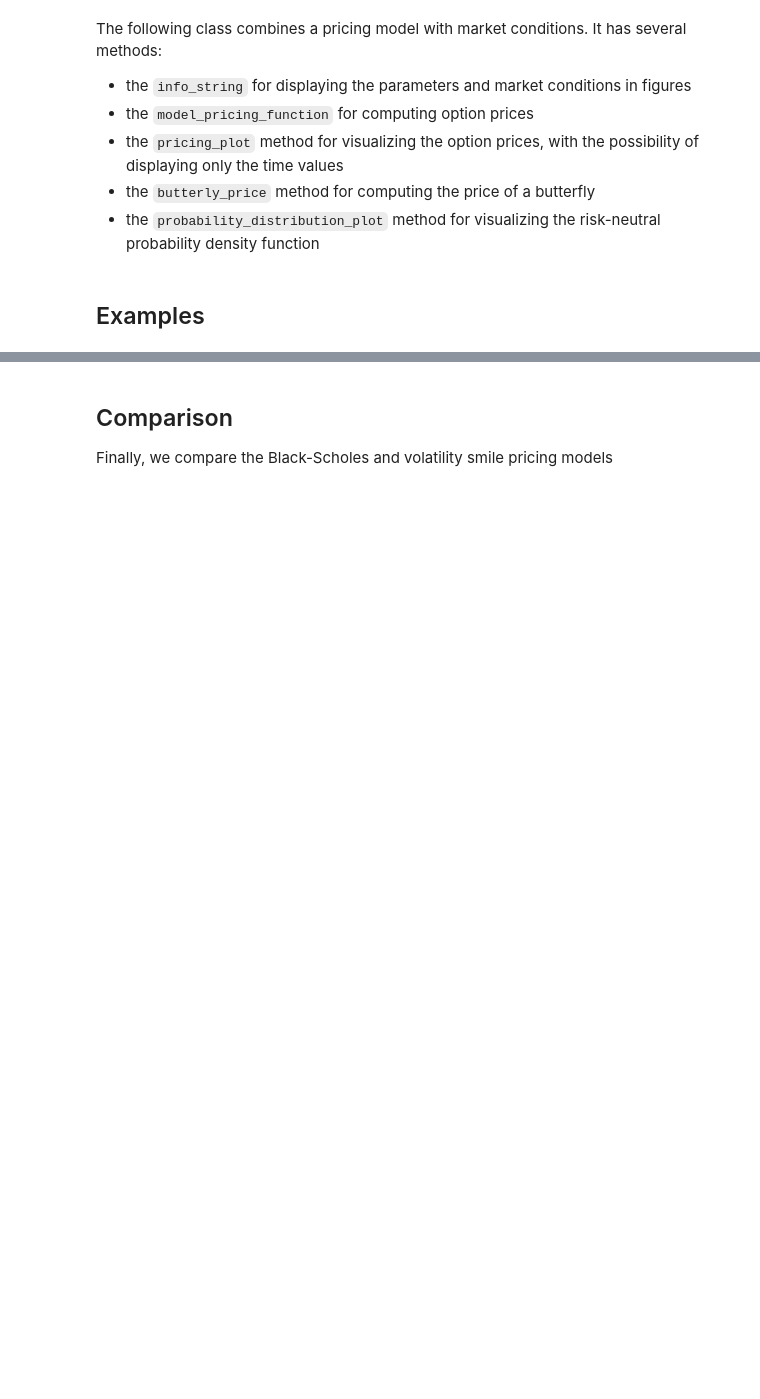
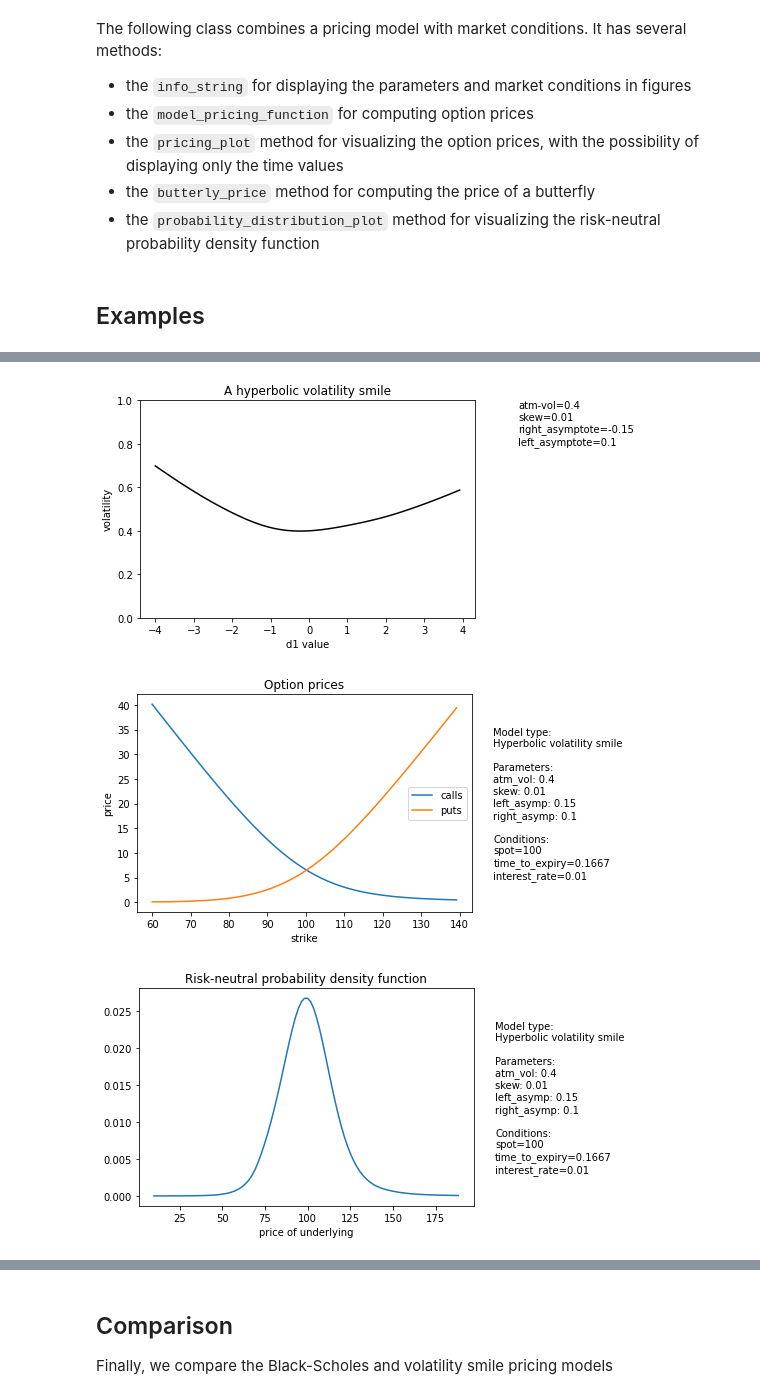
Before and after one commit to ivganev/option-pricing-models, a Jupyter notebook: VolatilitySmile.ipynb, the cells around one changed output, grey strips where cells are left out. Drawn from its saved outputs; the diff is of its cells as text; code cells hidden in the pictures; blank space fills up the shorter version.

```diff
--- a/VolatilitySmile.ipynb
+++ b/VolatilitySmile.ipynb
@@ -60,12 +84,12 @@ class OptionClass:
 # %% [markdown]
 Next, we define a class for the Black Scholes model.
 # %%
-class BlackScholesModel:
+class BlackScholes:
     def __init__(self, volatility) -> None:
         assert volatility > 0, "Volatility must be positive"
         self.volatility = volatility
 
-    def pricing_function(self, conditions: MarketConditions, option: OptionClass) -> float:
+    def bs_pricing_function(self, conditions: MarketConditions, option: OptionClass) -> float:
         return black_scholes_formula(
             spot=conditions.spot,
             strike=option.strike,
@@ -282,0 +401,14 @@ print()
+# %%
+hyp_vs_model = PricingModel(
+    model_name="Hyperbolic volatility smile",
+    params={'atm_vol': 0.4, 'skew': 0.01, 'left_asymp': 0.15, 'right_asymp' : 0.1},
+    conditions= current_conditions
+    )
+hyp_vs_model.model.plot_smile()
+hyp_vs_model.pricing_plot(time_to_expiry=2/12, min_strike=60, max_strike=140, time_value_only=False)
+hyp_vs_model.probability_distribution_plot(time_to_expiry=2/12, min_strike=10, max_strike=190)
+print()
+# %% [output]
+[figure, added]
+[figure, added]
+[figure, added]
```
Also changed, not shown: parts of 22 cells of this notebook.
